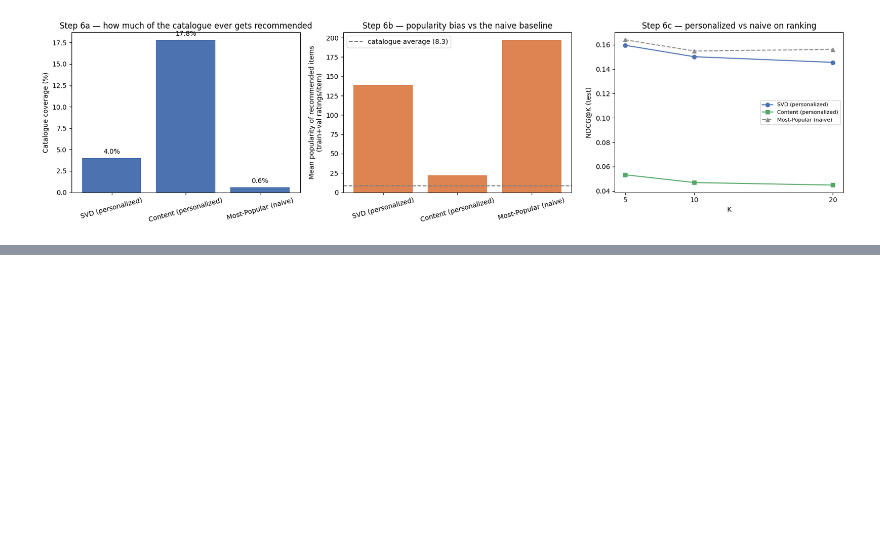
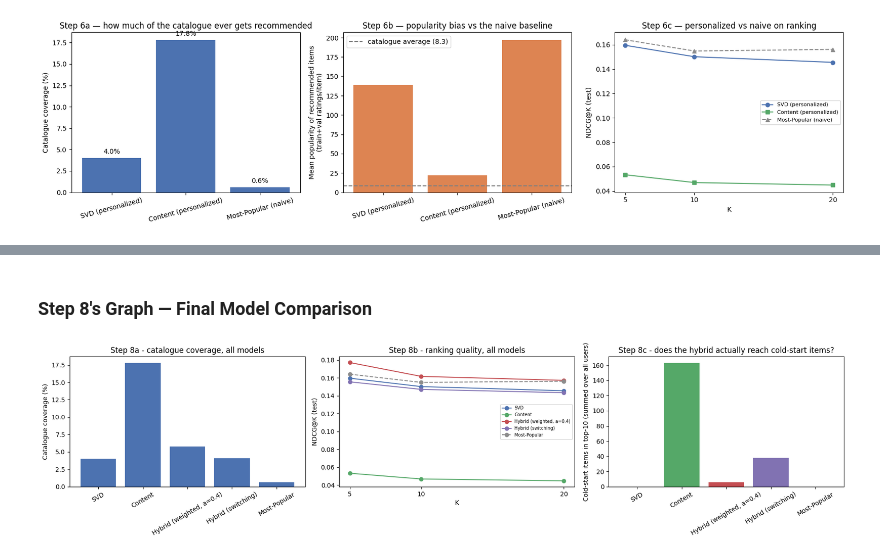
Before and after one commit to aungkyawzayya/MovieRecommendation, a Jupyter notebook: notebooks/01_eda.ipynb, the cells around one changed output, grey strips where cells are left out. Drawn from its saved outputs; the diff is of its cells as text; code cells hidden in the pictures; blank space fills up the shorter version.

```diff
--- a/notebooks/01_eda.ipynb
+++ b/notebooks/01_eda.ipynb
@@ -763,0 +976,32 @@ plt.show()
+# %% [markdown]
+### Step 8's Graph — Final Model Comparison
+# %%
+fig, axes = plt.subplots(1, 3, figsize=(18, 4.5))
+
+axes[0].bar(final_bias_df.index, final_bias_df["Catalog coverage"] * 100, color="#4C72B0")
+axes[0].set_ylabel("Catalogue coverage (%)")
+axes[0].set_title("Step 8a - catalogue coverage, all models")
+axes[0].tick_params(axis="x", rotation=30)
+
+colors = {"SVD": "#4C72B0", "Content": "#55A868",
+          f"Hybrid (weighted, a={best_alpha})": "#C44E52",
+          "Hybrid (switching)": "#8172B2", "Most-Popular": "#8C8C8C"}
+for name in final_ndcg.columns:
+    ls = "--" if name == "Most-Popular" else "-"
+    axes[1].plot(final_ndcg.index, final_ndcg[name], marker="o", linestyle=ls,
+                 color=colors.get(name), label=name)
+axes[1].set_xlabel("K"); axes[1].set_ylabel("NDCG@K (test)")
+axes[1].set_xticks(Ks)
+axes[1].set_title("Step 8b - ranking quality, all models")
+axes[1].legend(fontsize=7)
+
+axes[2].bar(list(cold_hit_counts.keys()), list(cold_hit_counts.values()),
+            color=[colors.get(n, "#4C72B0") for n in cold_hit_counts])
+axes[2].set_ylabel("Cold-start items in top-10 (summed over all users)")
+axes[2].set_title("Step 8c - does the hybrid actually reach cold-start items?")
+axes[2].tick_params(axis="x", rotation=30)
+
+plt.tight_layout()
+plt.show()
+# %% [output]
+[figure, added]
```
Also changed, not shown: parts of 7 cells of this notebook, 2 other files.
